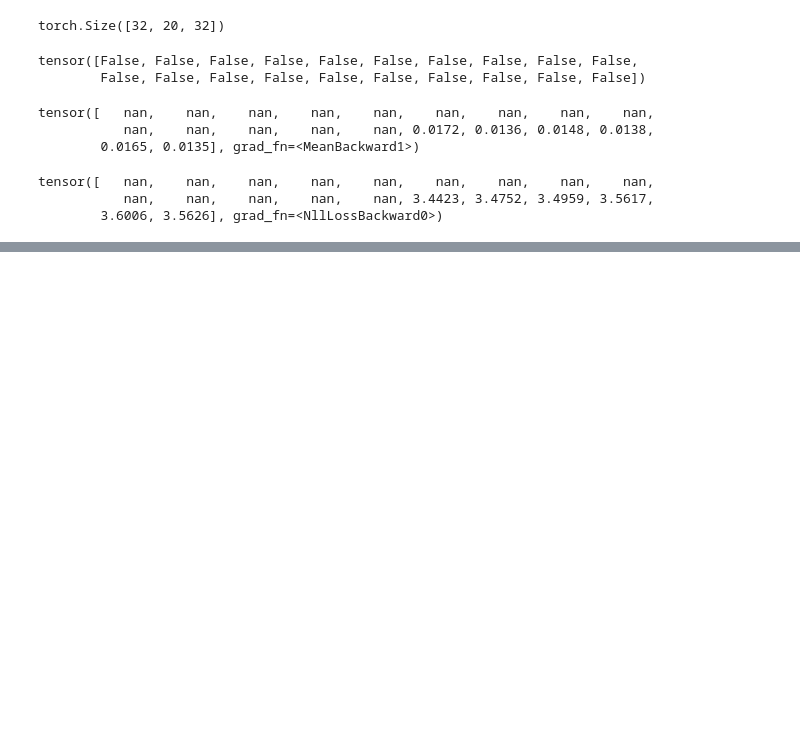
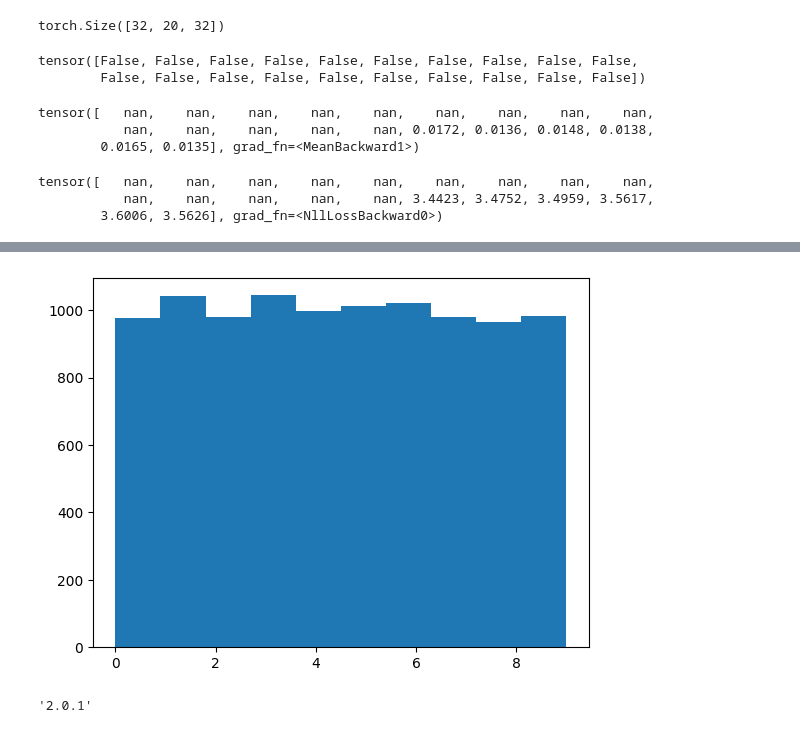
Before and after one commit to akarshkumar0101/transformer-memory, a Jupyter notebook: transformer-distilation/test.ipynb, the cells around one changed output, grey strips where cells are left out. Saved outputs shown, nothing was run; the diff lists cells and outputs as text; code cells hidden in the pictures; blank space fills up the shorter version.

```diff
--- a/transformer-distilation/test.ipynb
+++ b/transformer-distilation/test.ipynb
@@ -94,0 +132,3 @@ tensor([   nan,    nan,    nan,    nan,    nan,    nan,    nan,    nan,    nan,
+# %%
+tok = main.generate_batch(10, 10, 10000, device="cpu")
+# tok = torch.stack([torch.randperm(30) for _ in range(10000)])
@@ -94,0 +139,8 @@ tensor([   nan,    nan,    nan,    nan,    nan,    nan,    nan,    nan,    nan,
+# %%
+plt.hist(tok[:, 0].flatten().numpy());
+# %% [output]
+[figure, added]
+# %%
+torch.__version__
+# %% [output]
+'2.0.1'
```
Also changed, not shown: parts of 12 cells of this notebook, 3 other files.
